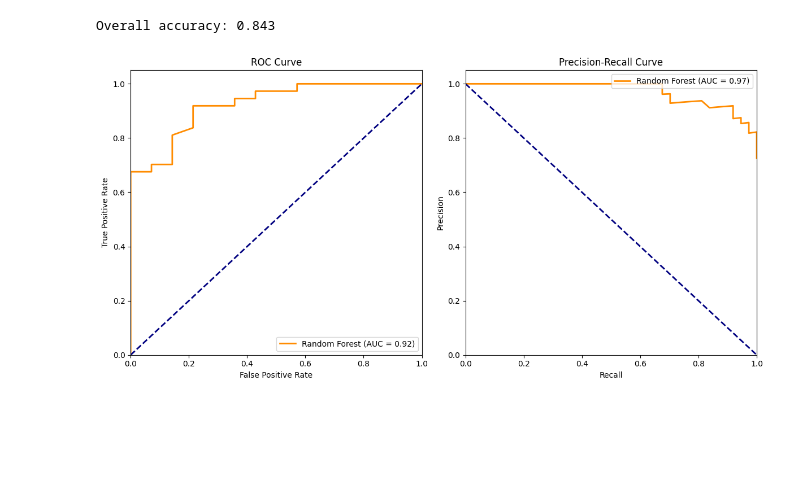
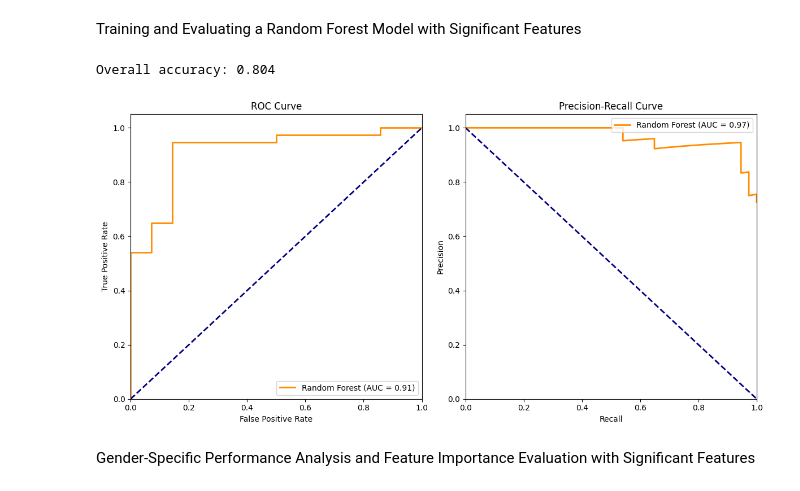
Before and after one commit to Selethe/MSB1015-Scientific-Programming-Project, a Jupyter notebook: Classification.ipynb, the cells around one changed output. Drawn from its saved outputs; the diff is of its cells as text; code cells hidden in the pictures; blank space fills up the shorter version.

```diff
--- a/Classification.ipynb
+++ b/Classification.ipynb
@@ -147,11 +383,17 @@ Top features:
 # %%
-rf = RandomForestClassifier(n_estimators=1000, random_state=42, n_jobs=-1)
-# Get probability predictions
-rf.fit(X_train_val[top_features],y_train_val)
+# Initialize Random Forest with best parameters found from grid search
+rf = RandomForestClassifier(max_depth=best_params_rf['max_depth'],
+                            n_estimators=best_params_rf['n_estimators'],
+                            random_state=42, n_jobs=-1)
 
-# Overall performance
+# Fit the model on the training data using only top features
+rf.fit(X_train_val[top_features], y_train_val)
+
+# Make predictions on the test set
 y_pred = rf.predict(X_test[top_features])
 print(f"Overall accuracy: {accuracy_score(y_test, y_pred):.3f}")
+
+# Get probability predictions
 y_pred_proba = rf.predict_proba(X_test[top_features])
 
 # Calculate ROC AUC score
@@ -185,9 +427,13 @@ plt.ylim([0.0, 1.05])
 plt.xlabel('Recall')
 plt.ylabel('Precision')
 plt.title('Precision-Recall Curve')
-plt.legend(loc="upper right")
+plt.legend(loc="lower left")
 
 plt.tight_layout()
 plt.show()
+
+# Print detailed classification report
+report = classification_report(y_test, y_pred, target_names=['Healthy', 'PD'], output_dict=True)
+display(pd.DataFrame(report))
 # %% [output]
 Overall accuracy: 0.843
@@ -510,19 +677,22 @@ list(new_df.index)
+# %% [markdown]
+Training and Evaluating a Random Forest Model with Significant Features
 # %%
-feature_list = [('TQWT Features', 'tqwt_stdValue_dec_11'),
- ('TQWT Features', 'tqwt_maxValue_dec_11'),
- ('TQWT Features', 'tqwt_minValue_dec_12'),
- ('TQWT Features', 'tqwt_maxValue_dec_12'),
- ('TQWT Features', 'tqwt_stdValue_dec_12'),
- ('TQWT Features', 'tqwt_minValue_dec_13'),
- ('MFCC ', 'std_delta_log_energy'),
- ('TQWT Features', 'tqwt_entropy_log_dec_12')]
-rf_small = RandomForestClassifier(n_estimators=1000, random_state=42, n_jobs=-1)
-# Get probability predictions
-rf_small.fit(X_train_val[feature_list],y_train_val)
+# Convert string representations of features back to their original form
+feature_list = [eval(item) for item in new_df.index.values]
 
-# Overall performance
+# Initialize Random Forest classifier with best parameters from previous grid search
+rf_small = RandomForestClassifier(max_depth=best_params_rf['max_depth'],
+                                  n_estimators=best_params_rf['n_estimators'],
+                                  random_state=42, n_jobs=-1)
+
+# Fit the model on training data using only the selected features
+rf_small.fit(X_train_val[feature_list], y_train_val)
+
+# Make predictions on test set
 y_pred = rf_small.predict(X_test[feature_list])
 print(f"Overall accuracy: {accuracy_score(y_test, y_pred):.3f}")
+
+# Get probability predictions
 y_pred_proba = rf_small.predict_proba(X_test[feature_list])
 
 # Calculate ROC AUC score
@@ -534,34 +704,36 @@ fpr, tpr, _ = roc_curve(y_test, y_pred_proba[:, 1])
 # Calculate Precision-Recall curve
 precision, recall, _ = precision_recall_curve(y_test, y_pred_proba[:, 1])
 auc_pr = auc(recall, precision)
 
 # Plot ROC curve
 plt.figure(figsize=(12, 6))
 plt.subplot(121)
 plt.plot(fpr, tpr, color='darkorange', lw=2, label=f'Random Forest (AUC = {auc_roc:.2f})')
 plt.plot([0, 1], [0, 1], color='navy', lw=2, linestyle='--')
 plt.xlim([0.0, 1.0])
 plt.ylim([0.0, 1.05])
 plt.xlabel('False Positive Rate')
 plt.ylabel('True Positive Rate')
 plt.title('ROC Curve')
 plt.legend(loc="lower right")
 
 # Plot Precision-Recall curve
 plt.subplot(122)
 plt.plot(recall, precision, color='darkorange', lw=2, label=f'Random Forest (AUC = {auc_pr:.2f})')
 plt.plot([0, 1], [1, 0], color='navy', lw=2, linestyle='--')
 plt.xlim([0.0, 1.0])
 plt.ylim([0.0, 1.05])
 plt.xlabel('Recall')
 plt.ylabel('Precision')
 plt.title('Precision-Recall Curve')
 plt.legend(loc="upper right")
 
 plt.tight_layout()
 plt.show()
 # %% [output]
-Overall accuracy: 0.843
+Overall accuracy: 0.804
-[figure, old version]
+[figure, new version]
+# %% [markdown]
+Gender-Specific Performance Analysis and Feature Importance Evaluation with Significant Features
 # %%
 X_test_small = X_test[feature_list].copy()
```
Also changed, not shown: parts of 26 cells of this notebook, 3 other files.
